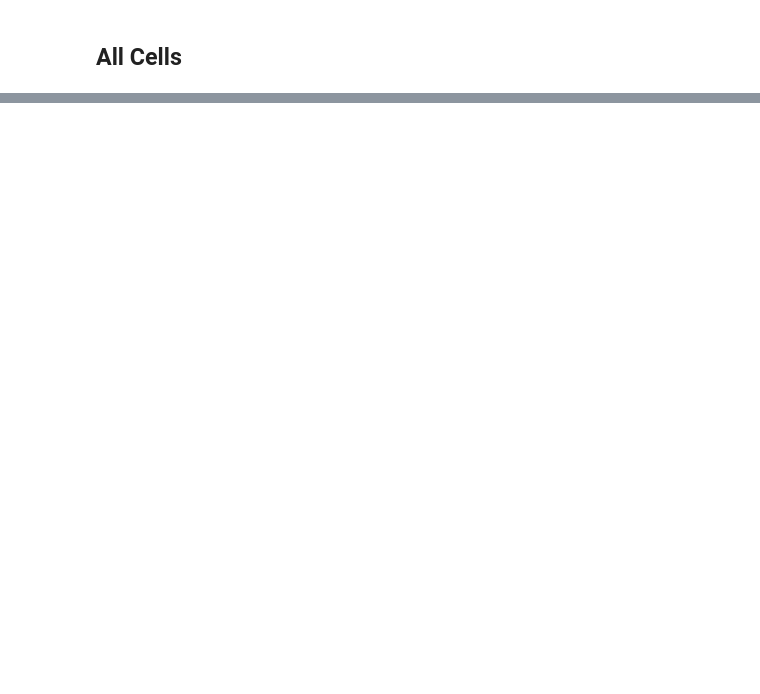
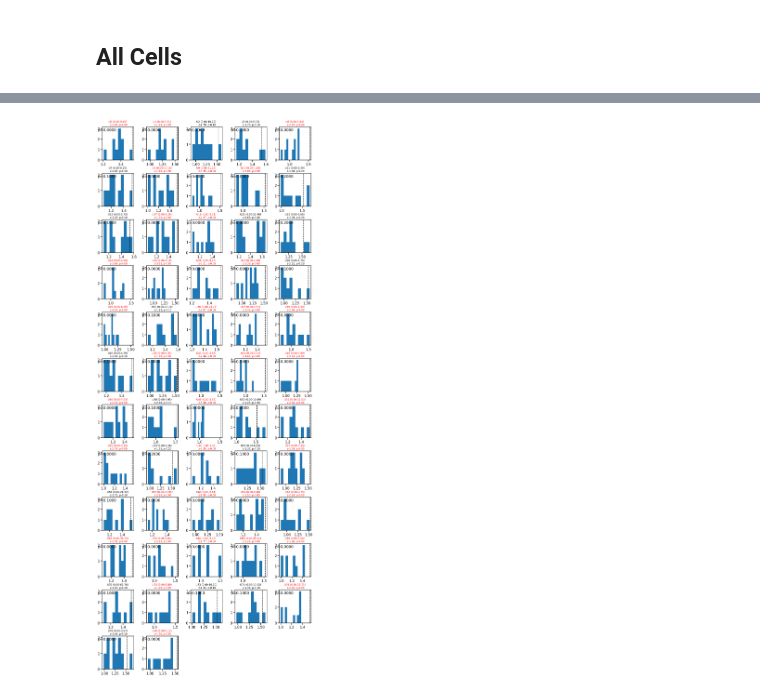
Before and after one commit to HSUPipeline/AnalyzeTH, a Jupyter notebook: notebooks/ANOVA-SpatialTargetCells.ipynb, the cells around one changed output, grey strips where cells are left out. Drawn from its saved outputs; the diff is of its cells as text; code cells hidden in the pictures; blank space fills up the shorter version.

```diff
--- a/notebooks/ANOVA-SpatialTargetCells.ipynb
+++ b/notebooks/ANOVA-SpatialTargetCells.ipynb
@@ -475,3 +457,6 @@ z-score: 2.48
 # %% [markdown]
 ## All Cells
+# %%
+n_surrogates = 10
+set_random_seed(101)
 # %%
@@ -559,0 +531,28 @@ z-score: 2.48
+# %%
+n_surrogates = 10
+set_random_seed(101)
+# %%
+for ii, ax in zip(keep_inds, make_axes(n_keep, hspace=0.4, wspace=0.4)):
+
+    spikes = nwbfile.units.get_unit_spike_times(ii)
+    times_shuffle = shuffle_spikes(spikes, shuffle_approach, n_surrogates, **shuffle_kwargs)
+
+    surrogates = np.zeros(n_surrogates)
+    for ind, shuffle in enumerate(times_shuffle):
+
+        data = get_trial_target(shuffle, nav_starts, chest_bins, chest_openings,
+                                chest_trials, ch_xbin, ch_ybin, ptimes, positions)
+        df = create_df_target(data)
+        surrogates[ind] = fit_anova_target(df)
+
+    p_val, z_score = compute_surrogate_stats(f_val, surrogates, plot=True, verbose=False, ax=ax)
+
+    target_bins = compute_spatial_target_bins(spikes, nav_starts, chest_openings, chest_trials,
+                                              ptimes, positions, chest_bins, ch_xbin, ch_ybin)
+    #plot_heatmap(target_bins, transpose=True, ax=ax)
+
+    minb, maxb = np.min(target_bins), np.max(target_bins)
+    ax.set_title('U{} ({:1.2f}-{:1.2f}) \n z-{:1.2f}, p-{:1.2f}'.format(ii, minb, maxb, z_score, p_val),
+                 fontdict={'fontsize' : 12}, color=color_pval(p_val))
+# %% [output]
+[figure, added]
```
Also changed, not shown: parts of 28 cells of this notebook.
